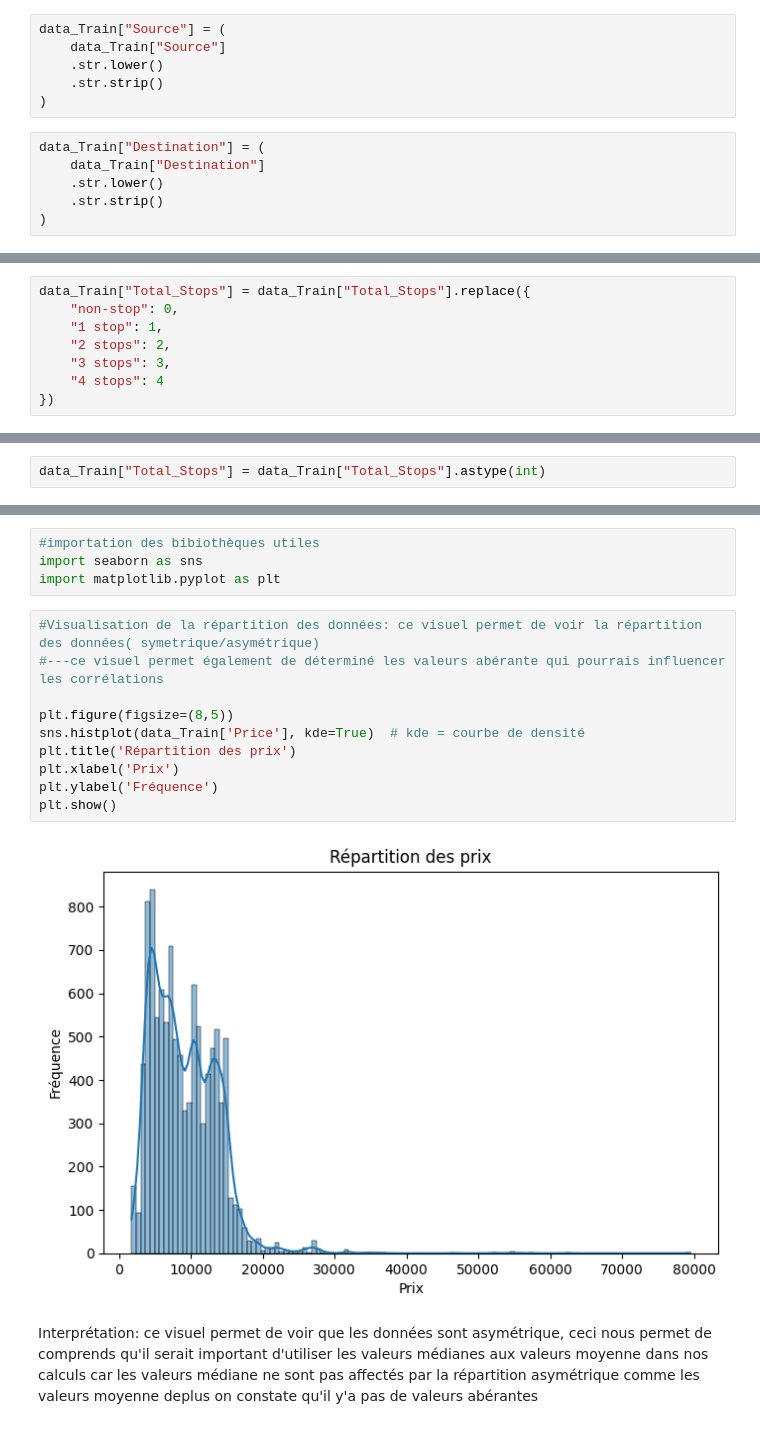
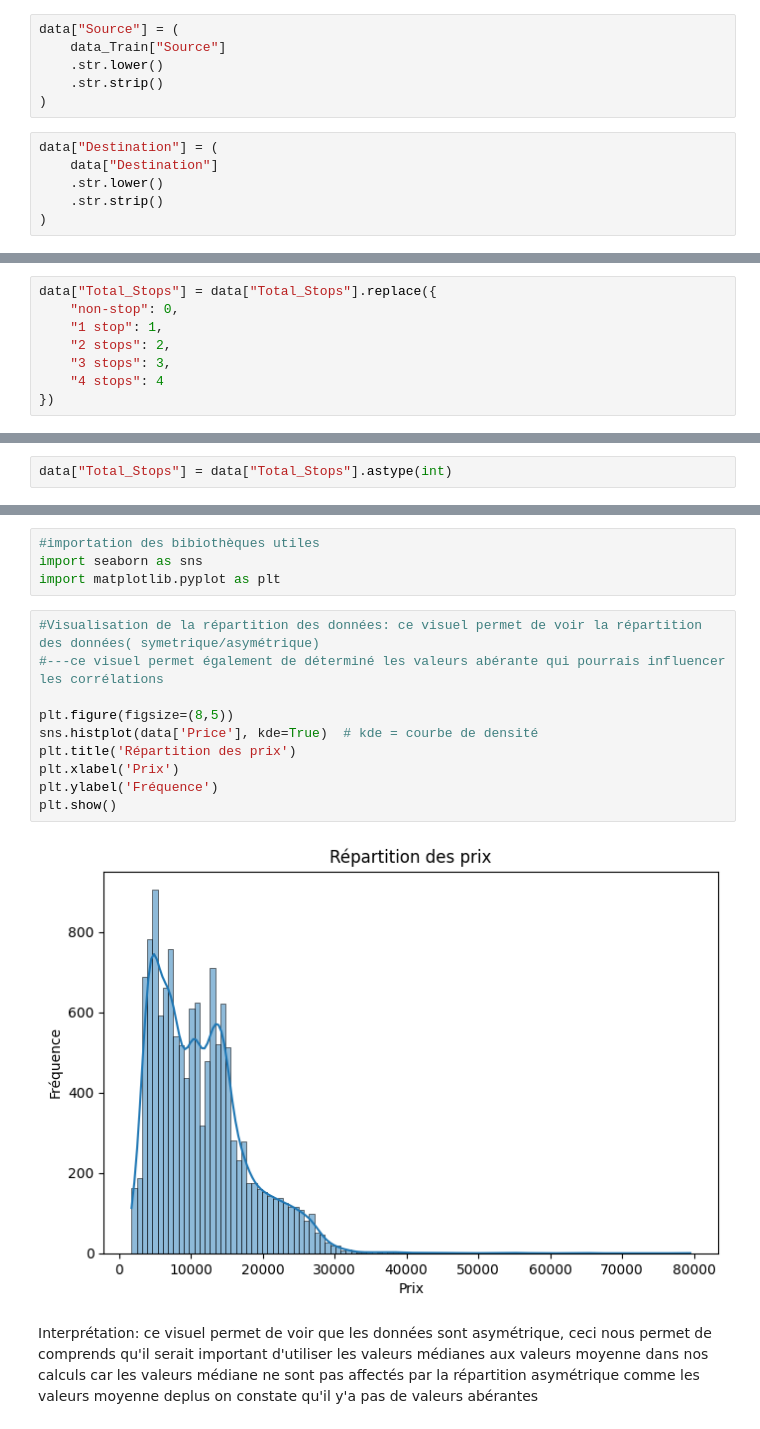
Before and after one commit to IsmaelPami/projet_data_science, a Jupyter notebook: projet.ipynb, the cells around one changed output, grey strips where cells are left out. Drawn from its saved outputs; the diff is of its cells as text.

```diff
--- a/projet.ipynb
+++ b/projet.ipynb
@@ -323,13 +325,13 @@ red-eye flight                     1
 Name: count, dtype: int64
 # %%
-data_Train["Source"] = (
+data["Source"] = (
     data_Train["Source"]
     .str.lower()
     .str.strip()
 )
 # %%
-data_Train["Destination"] = (
-    data_Train["Destination"]
+data["Destination"] = (
+    data["Destination"]
     .str.lower()
     .str.strip()
 )
@@ -354,6 +356,6 @@ non-stop    3491
 Name: count, dtype: int64
 # %%
-data_Train["Total_Stops"] = data_Train["Total_Stops"].replace({
+data["Total_Stops"] = data["Total_Stops"].replace({
     "non-stop": 0,
     "1 stop": 1,
     "2 stops": 2,
@@ -392,5 +394,5 @@ data_Train.head()
 # %%
-data_Train["Total_Stops"] = data_Train["Total_Stops"].astype(int)
+data["Total_Stops"] = data["Total_Stops"].astype(int)
 # %% [markdown]
 2- Visualisation des données:
 cette approche est utilisé pour:
@@ -404,15 +406,15 @@ import matplotlib.pyplot as plt
 # %%
 #Visualisation de la répartition des données: ce visuel permet de voir la répartition des données( symetrique/asymétrique)
 #---ce visuel permet également de déterminé les valeurs abérante qui pourrais influencer les corrélations
 
 plt.figure(figsize=(8,5))
-sns.histplot(data_Train['Price'], kde=True)  # kde = courbe de densité
+sns.histplot(data['Price'], kde=True)  # kde = courbe de densité
 plt.title('Répartition des prix')
 plt.xlabel('Prix')
 plt.ylabel('Fréquence')
 plt.show()
 # %% [output]
-[figure, old version]
+[figure, new version]
 # %% [markdown]
 Interprétation: ce visuel permet de voir que les données sont asymétrique, ceci nous permet de comprends qu'il serait important d'utiliser les valeurs médianes aux valeurs moyenne dans nos calculs car les valeurs médiane ne sont pas affectés par la répartition asymétrique comme les valeurs moyenne
 deplus on constate qu'il y'a pas de valeurs abérantes
```
Also changed, not shown: parts of 40 cells of this notebook.
